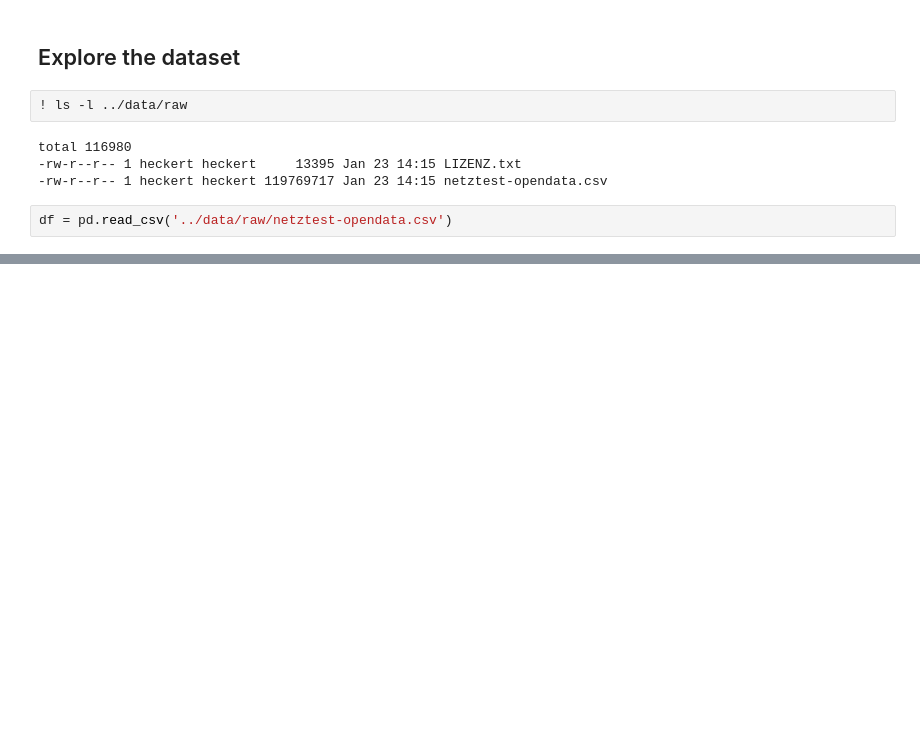
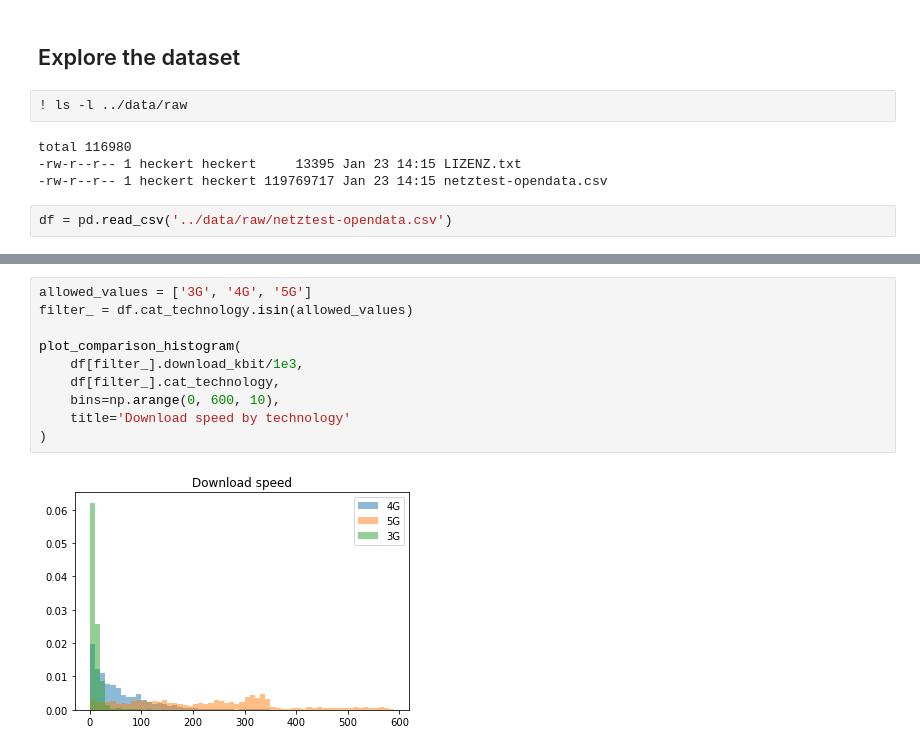
Before and after one commit to heckert/speedtest-classification, a Jupyter notebook: notebooks/01-explore.ipynb, the cells around one changed output, grey strips where cells are left out. Drawn from its saved outputs; the diff is of its cells as text; blank space fills up the shorter version.

```diff
--- a/notebooks/01-explore.ipynb
+++ b/notebooks/01-explore.ipynb
@@ -27,0 +63,12 @@ pandas_profiling.ProfileReport(
+# %%
+allowed_values = ['3G', '4G', '5G']
+filter_ = df.cat_technology.isin(allowed_values)
+
+plot_comparison_histogram(
+    df[filter_].download_kbit/1e3,
+    df[filter_].cat_technology,
+    bins=np.arange(0, 600, 10),
+    title='Download speed by technology'
+)
+# %% [output]
+[figure, added]
```
Also changed, not shown: parts of 14 cells of this notebook, 9 other files.
